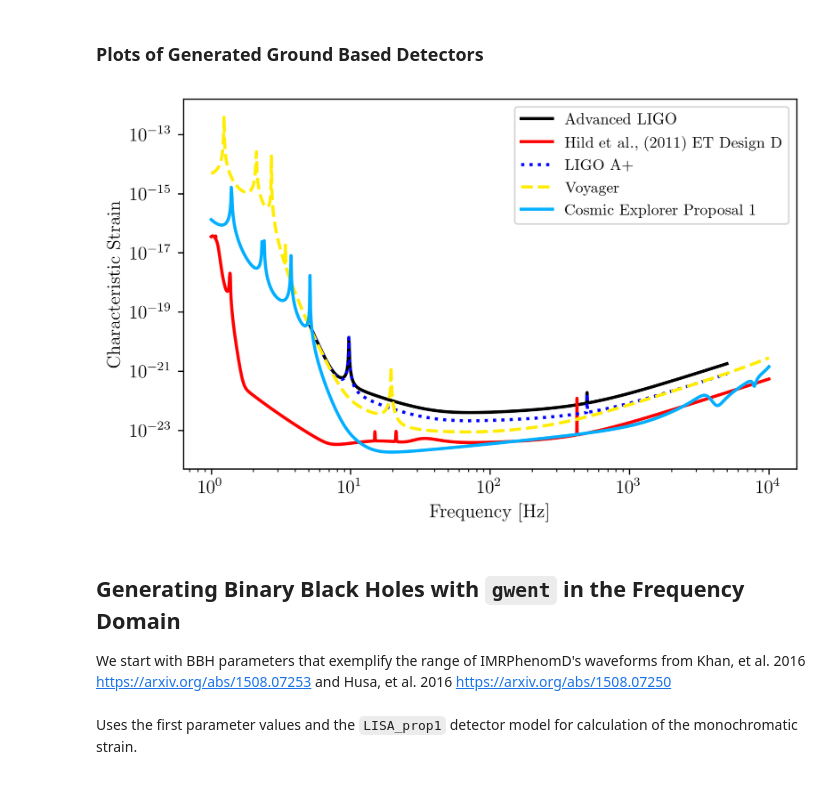
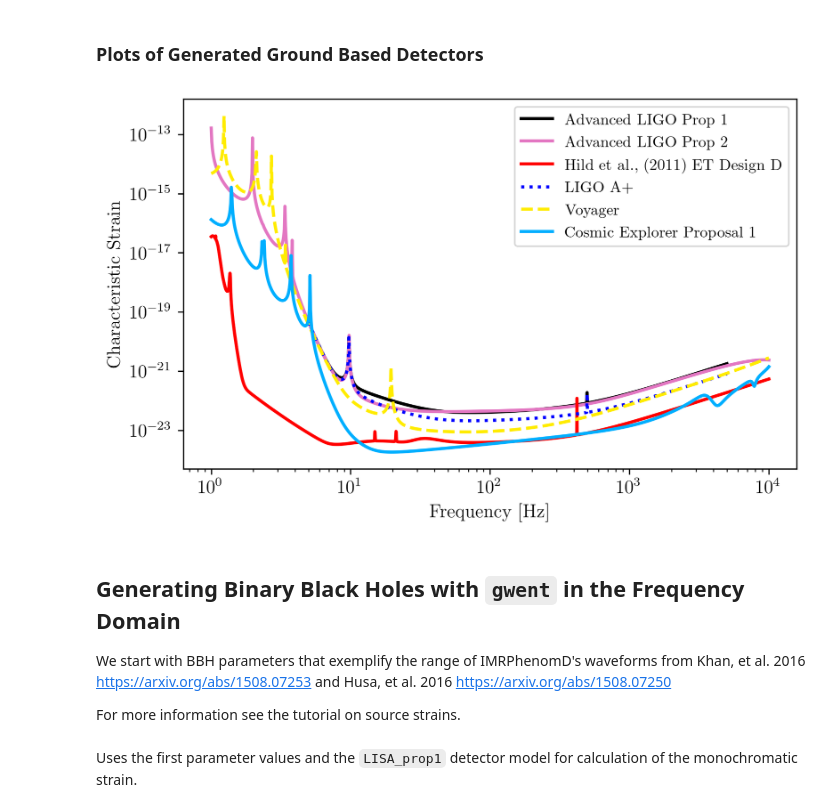
Before and after one commit to ark0015/gwent, a Jupyter notebook: docs/_static/notebooks/strain_plot_tutorial.ipynb, the cells around one changed output. Cells and saved outputs as stored; diff of their text form; code cells hidden in the pictures.

```diff
--- a/docs/_static/notebooks/strain_plot_tutorial.ipynb
+++ b/docs/_static/notebooks/strain_plot_tutorial.ipynb
@@ -398,4 +417,10 @@ aLIGO_gwinc = detector.GroundBased('aLIGO gwinc',Ground_T_obs,f_low=min(aLIGO_1.
+# %%
+noise_dict = {'Infrastructure':
+                {'Length':1e4},
+              'Materials':
+                {'Substrate':{'Temp':500}}}
+aLIGO_prop2 = detector.GroundBased('aLIGO prop 2',Ground_T_obs,noise_dict=noise_dict)
 # %% [markdown]
 #### A+
 # %%
-Aplus_gwinc = detector.GroundBased('Aplus gwinc',Ground_T_obs,f_low=min(aLIGO_1.fT),f_high=max(aLIGO_1.fT))
+Aplus_prop1 = detector.GroundBased('Aplus',Ground_T_obs,f_low=min(aLIGO_1.fT),f_high=max(aLIGO_1.fT))
@@ -402,33 +449,37 @@ Aplus_gwinc = detector.GroundBased('Aplus gwinc',Ground_T_obs,f_low=min(aLIGO_1.
 # %% [markdown]
 #### Voyager
 # %%
-Voyager_gwinc = detector.GroundBased('Voyager gwinc',Ground_T_obs)
+Voyager_prop1 = detector.GroundBased('Voyager',Ground_T_obs)
 # %% [markdown]
 #### Cosmic Explorer
 # %%
-CE1_gwinc = detector.GroundBased('CE1 gwinc',Ground_T_obs)
+CE1_prop1 = detector.GroundBased('CE1',Ground_T_obs)
 # %% [markdown]
 ### Plots of Generated Ground Based Detectors
 # %%
 fig = plt.figure()
-plt.loglog(aLIGO_gwinc.fT,aLIGO_gwinc.h_n_f,label='Advanced LIGO',color='k')
+plt.loglog(aLIGO_prop1.fT,aLIGO_prop1.h_n_f,label='Advanced LIGO Prop 1',color='k')
+plt.loglog(aLIGO_prop2.fT,aLIGO_prop2.h_n_f,label='Advanced LIGO Prop 2',color='C6')
+
 plt.loglog(ET_D.fT,ET_D.h_n_f,label='Hild et al., (2011) ET Design D',color='r')
-plt.loglog(Aplus_gwinc.fT,Aplus_gwinc.h_n_f,label='LIGO A+',
+plt.loglog(Aplus_prop1.fT,Aplus_prop1.h_n_f,label='LIGO A+',
            linestyle=':',color='b')
-plt.loglog(Voyager_gwinc.fT,Voyager_gwinc.h_n_f,label='Voyager',
+plt.loglog(Voyager_prop1.fT,Voyager_prop1.h_n_f,label='Voyager',
            linestyle='--',color=cm.hsv(colornorm(0.8)))
-plt.loglog(CE1_gwinc.fT,CE1_gwinc.h_n_f,label='Cosmic Explorer Proposal 1',color=cm.hsv(colornorm(2.8)))
+plt.loglog(CE1_prop1.fT,CE1_prop1.h_n_f,label='Cosmic Explorer Proposal 1',color=cm.hsv(colornorm(2.8)))
 plt.xlabel(r'Frequency [Hz]')
 plt.ylabel(r'Characteristic Strain')
 plt.tick_params(axis = 'both',which = 'major')
 plt.legend()
 plt.show()
 # %% [output]
-[figure, old version]
+[figure, new version]
 # %% [markdown]
 ## Generating Binary Black Holes with `gwent` in the Frequency Domain
 
 We start with BBH parameters that exemplify the range of IMRPhenomD's waveforms from Khan, et al. 2016 https://arxiv.org/abs/1508.07253 and Husa, et al. 2016 https://arxiv.org/abs/1508.07250
+
+For more information see the tutorial on source strains.
 # %%
 M = [1e6,65.0,1e10]
 q = [1.0,18.0,1.0]
```
Also changed, not shown: parts of 26 cells of this notebook, 9 other files.
